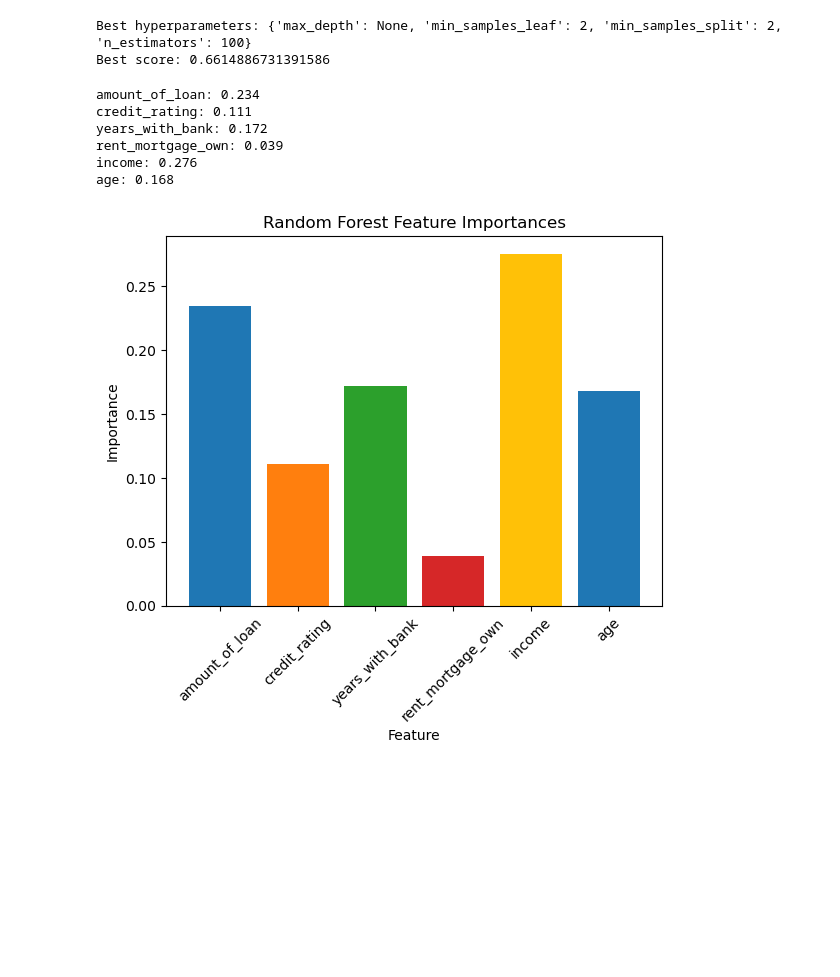
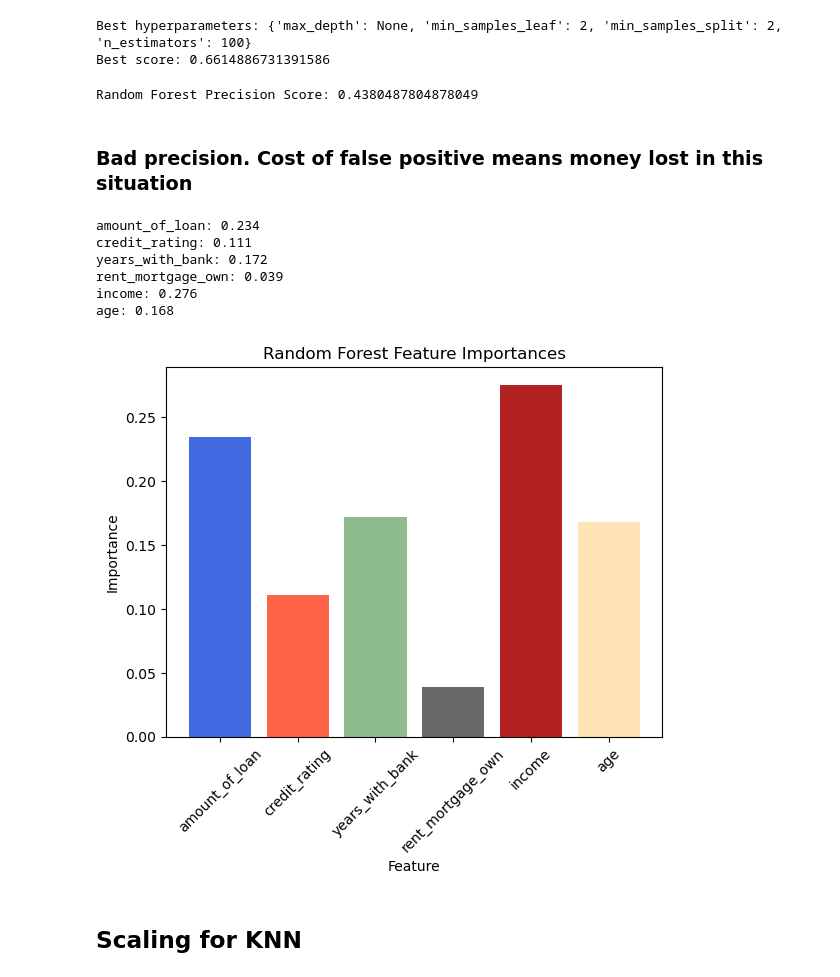
Before and after one commit to LindsayDawnSnow/ml_loan_history, a Jupyter notebook: ml_loan_prediction.ipynb, the cells around one changed output. Saved outputs shown, nothing was run; the diff lists cells and outputs as text; code cells hidden in the pictures; blank space fills up the shorter version.

Commit message:
precision and KNN
colour hex code

```diff
--- a/ml_loan_prediction.ipynb
+++ b/ml_loan_prediction.ipynb
@@ -257,6 +257,16 @@ print('Best score:', forest_grid.best_score_)
 # %% [output]
 Best hyperparameters: {'max_depth': None, 'min_samples_leaf': 2, 'min_samples_split': 2, 'n_estimators': 100}
 Best score: 0.6614886731391586
+# %%
+rf_best = forest_grid.best_estimator_
+rf_y_pred = rf_best.predict(X_test)
+rf_precision = precision_score(y_test, rf_y_pred)
+
+print("Random Forest Precision Score:", rf_precision)
+# %% [output]
+Random Forest Precision Score: 0.4380487804878049
+# %% [markdown]
+### Bad precision. Cost of false positive means money lost in this situation
 # %%
 # Get the feature importances
 importances = forest.feature_importances_
@@ -276,18 +286,24 @@ income: 0.276
 age: 0.168
 # %%
 # Create a bar chart of feature importances with different colors for each feature
-colors = ['#1f77b4', '#ff7f0e', '#2ca02c', '#d62728', '#ffc107']
+
+#colours: royalblue, tomato, darkseagreen, dimgrey, firebrick, moccasin,
+### Hexadecimal values not necessary, just keeping it interesting
+colors = ['#4169E1', '#FF6347', '#8FBC8F', '#696969', '#B22222', '#FFE4B5']
+
 plt.bar(feature_names, importances, color=colors)
 
 # Add labels and title
 plt.xlabel('Feature')
 plt.ylabel('Importance')
 plt.title('Random Forest Feature Importances')
 
 # Rotate x-axis labels for readability
 plt.xticks(rotation=45)
 
 # Show the plot
 plt.show()
 # %% [output]
-[figure, old version]
+[figure, new version]
+# %% [markdown]
+## Scaling for KNN
```
Also changed, not shown: parts of 7 cells of this notebook, 1 other file.
